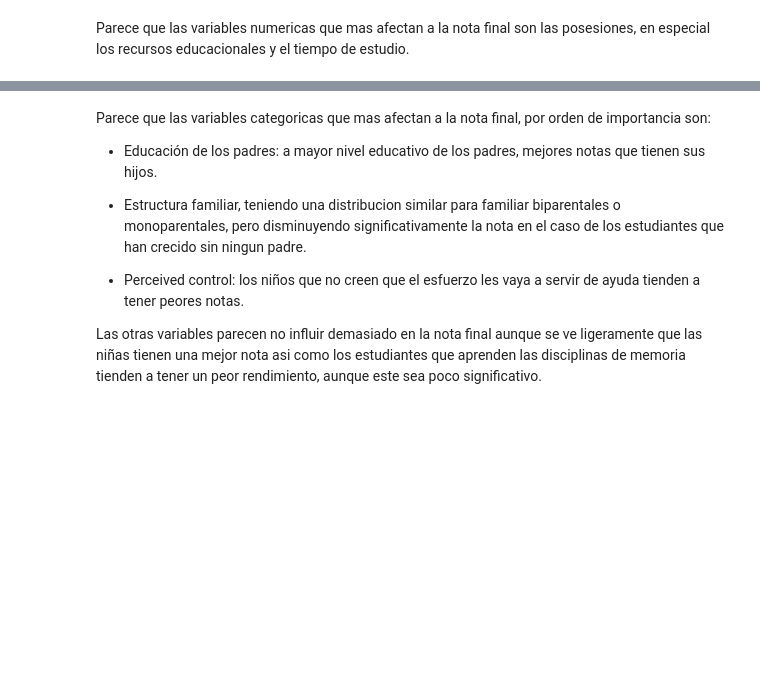
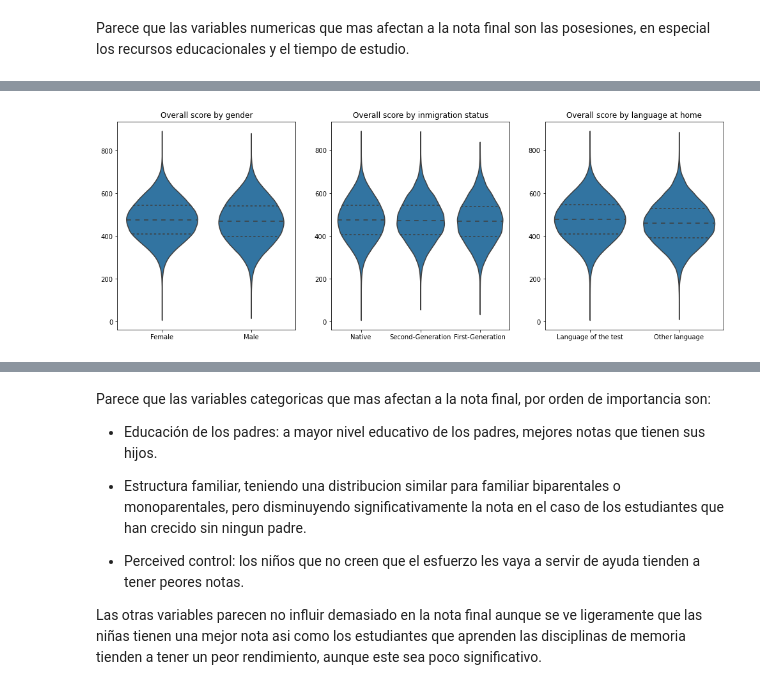
Before and after one commit to rubenvf/Comunicate-PISA-Findings, a Jupyter notebook: pisa_exploration.ipynb, the cells around one changed output, grey strips where cells are left out. Drawn from its saved outputs; the diff is of its cells as text; code cells hidden in the pictures; blank space fills up the shorter version.

```diff
--- a/pisa_exploration.ipynb
+++ b/pisa_exploration.ipynb
@@ -403,0 +440,20 @@ plt.show()
+# %%
+#Violin plot of categorical values
+plt.figure(figsize = [17, 6])
+
+plt.subplot(1, 3, 1)
+sb.violinplot(data = df, x = 'gender', y = 'overall_score', color = base_color,
+              inner="quartile").set(xlabel = None, ylabel = None)
+plt.title('Overall score by gender');
+
+plt.subplot(1, 3, 2)
+sb.violinplot(data = df, x = 'immigration_status', y = 'overall_score', color = base_color,
+              inner="quartile").set(xlabel = None, ylabel = None)
+plt.title('Overall score by inmigration status');
+
+plt.subplot(1, 3, 3)
+sb.violinplot(data = df, x = 'international_language_home', y = 'overall_score', color = base_color,
+              inner="quartile").set(xlabel = None, ylabel = None)
+plt.title('Overall score by language at home');
+# %% [output]
+[figure, added]
```
Also changed, not shown: parts of 23 cells of this notebook.
